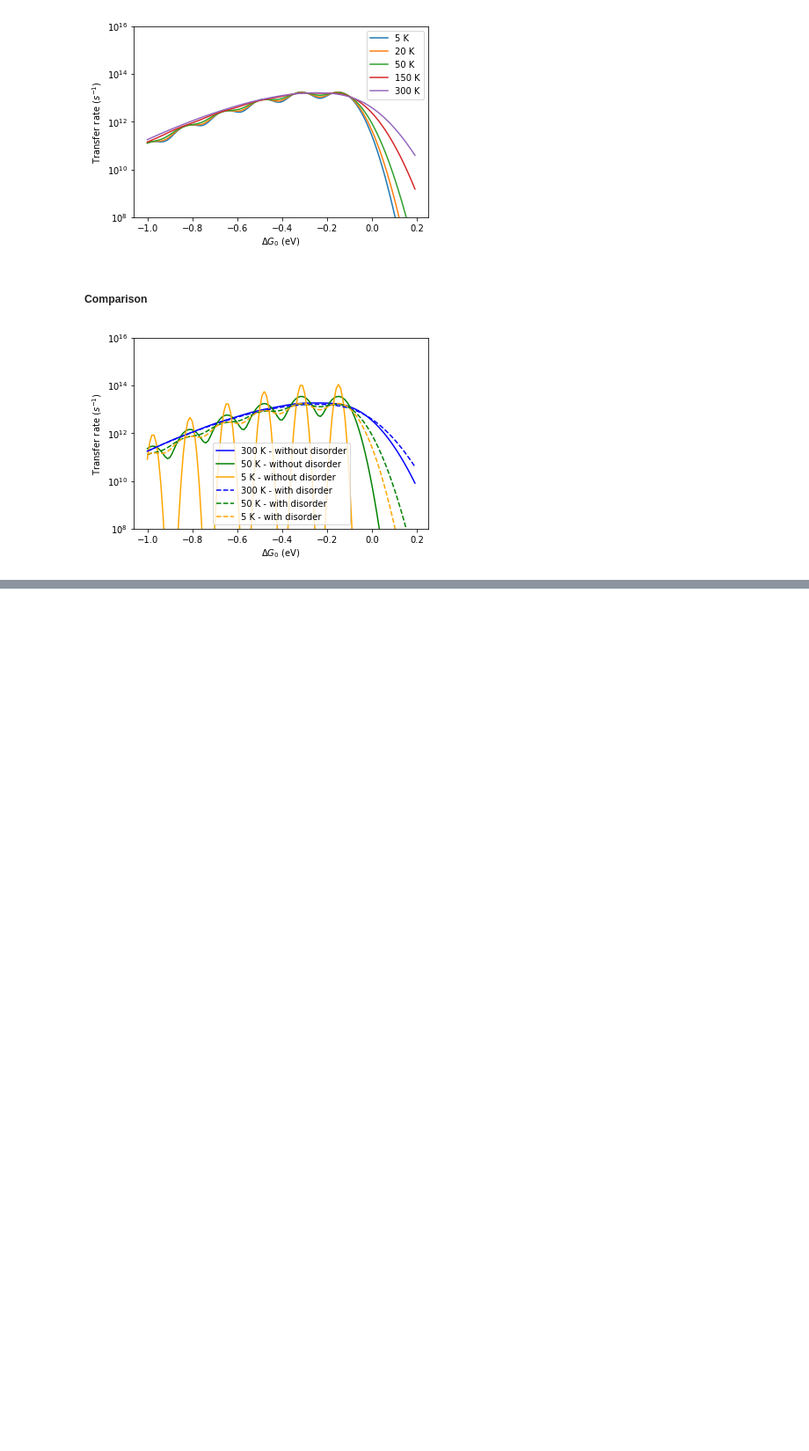
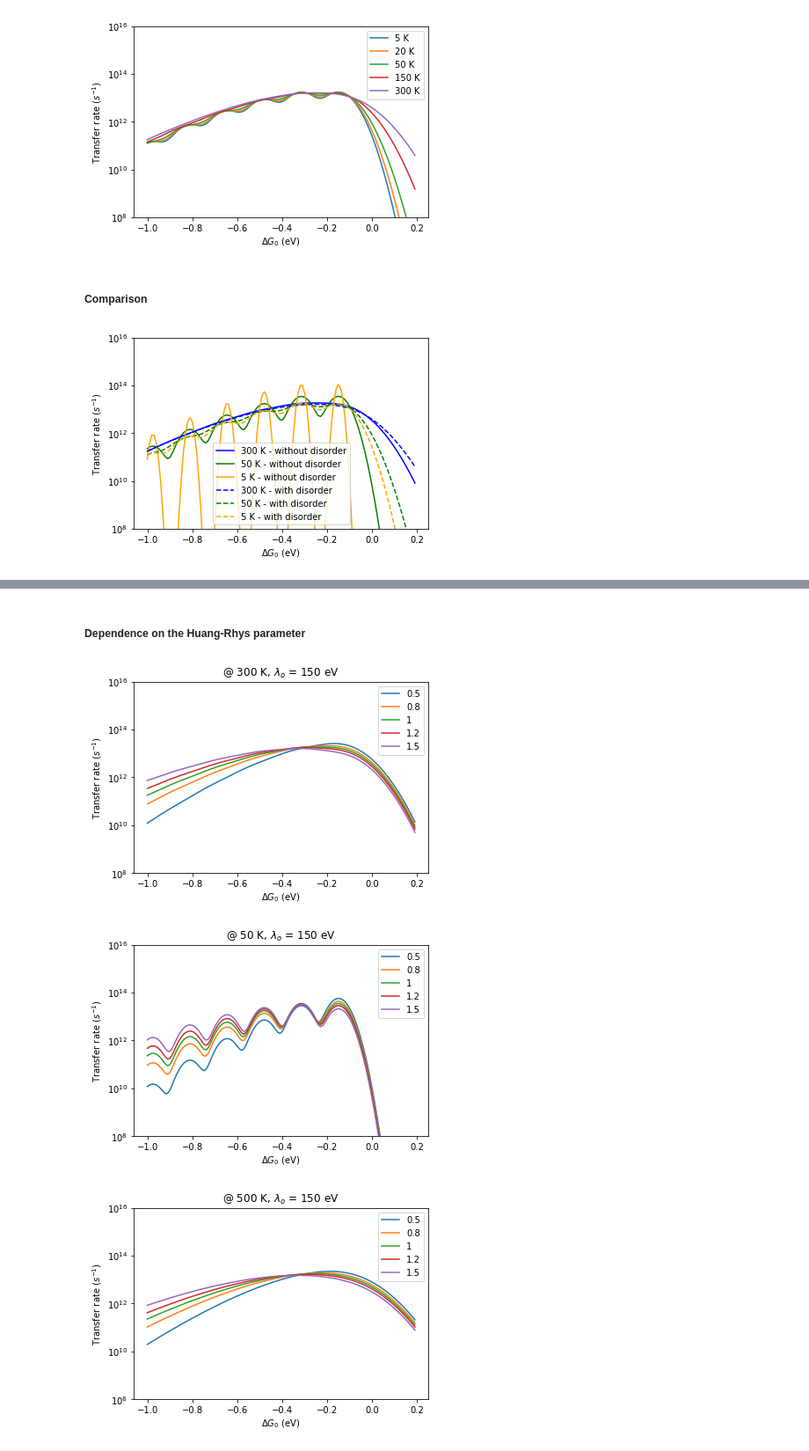
Before and after one commit to annajungbluth/Transition-Rates, a Jupyter notebook: Transition_Rates [Marcus vs. MLJ Theory].ipynb, the cells around one changed output, grey strips where cells are left out. Shown: that part at 88% size. Drawn from its saved outputs; the diff is of its cells as text; code cells hidden in the pictures; blank space fills up the shorter version.

Commit message:
Added exploration of more parameters

```diff
--- a/Transition_Rates [Marcus vs. MLJ Theory].ipynb
+++ b/Transition_Rates [Marcus vs. MLJ Theory].ipynb
@@ -159,0 +287,36 @@ plt.show()
+# %% [markdown]
+##### Dependence on the Huang-Rhys parameter
+# %%
+for S in S_list:
+    MLJ_k_list_S = MLJ_transfer_rates(del_G0_list, 300, lam_o, S, hbar_w_i)
+    plt.semilogy(del_G0_list, MLJ_k_list_S, label=str(S))
+plt.ylim(10**8, 10**16)
+plt.xlabel('$\Delta G_0$ (eV)')
+plt.ylabel('Transfer rate ($s^{-1}$)')
+plt.title('@ 300 K, $\lambda_{o}$ = 150 eV')
+plt.legend()
+plt.show()
+
+for S in S_list:
+    MLJ_k_list_S = MLJ_transfer_rates(del_G0_list, 50, lam_o, S, hbar_w_i)
+    plt.semilogy(del_G0_list, MLJ_k_list_S, label=str(S))
+plt.ylim(10**8, 10**16)
+plt.xlabel('$\Delta G_0$ (eV)')
+plt.ylabel('Transfer rate ($s^{-1}$)')
+plt.title('@ 50 K, $\lambda_{o}$ = 150 eV')
+plt.legend()
+plt.show()
+
+for S in S_list:
+    MLJ_k_list_S = MLJ_transfer_rates(del_G0_list, 500, lam_o, S, hbar_w_i)
+    plt.semilogy(del_G0_list, MLJ_k_list_S, label=str(S))
+plt.ylim(10**8, 10**16)
+plt.xlabel('$\Delta G_0$ (eV)')
+plt.ylabel('Transfer rate ($s^{-1}$)')
+plt.title('@ 500 K, $\lambda_{o}$ = 150 eV')
+plt.legend()
+plt.show()
+# %% [output]
+[figure, added]
+[figure, added]
+[figure, added]
```
Also changed, not shown: parts of 27 cells of this notebook.
